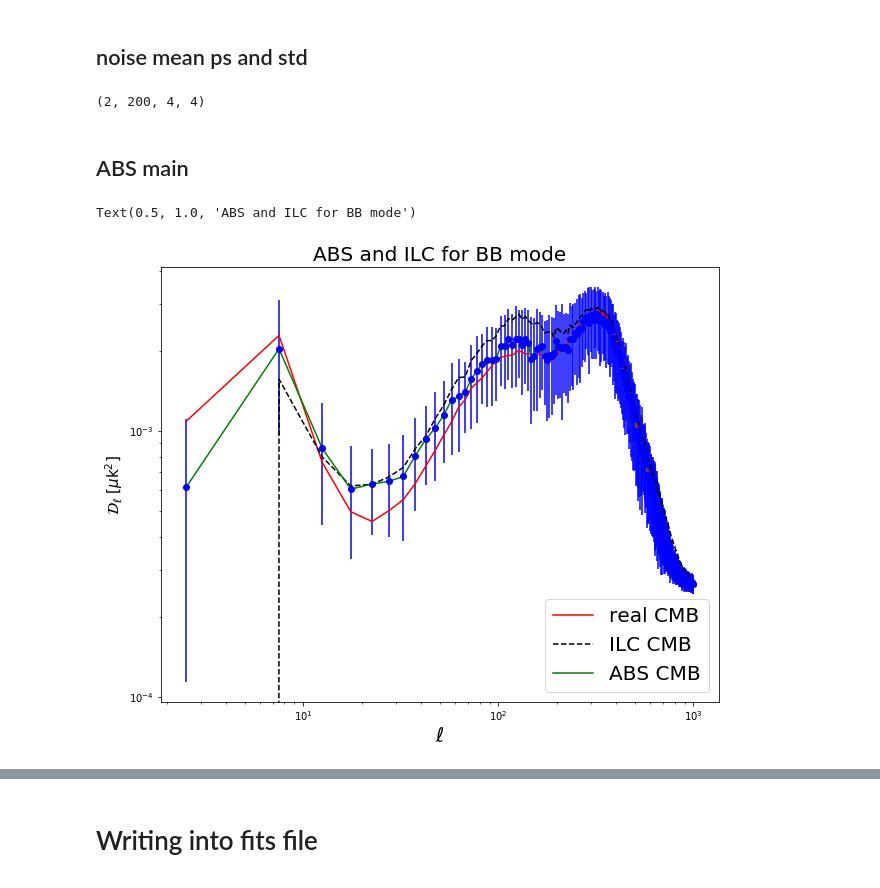
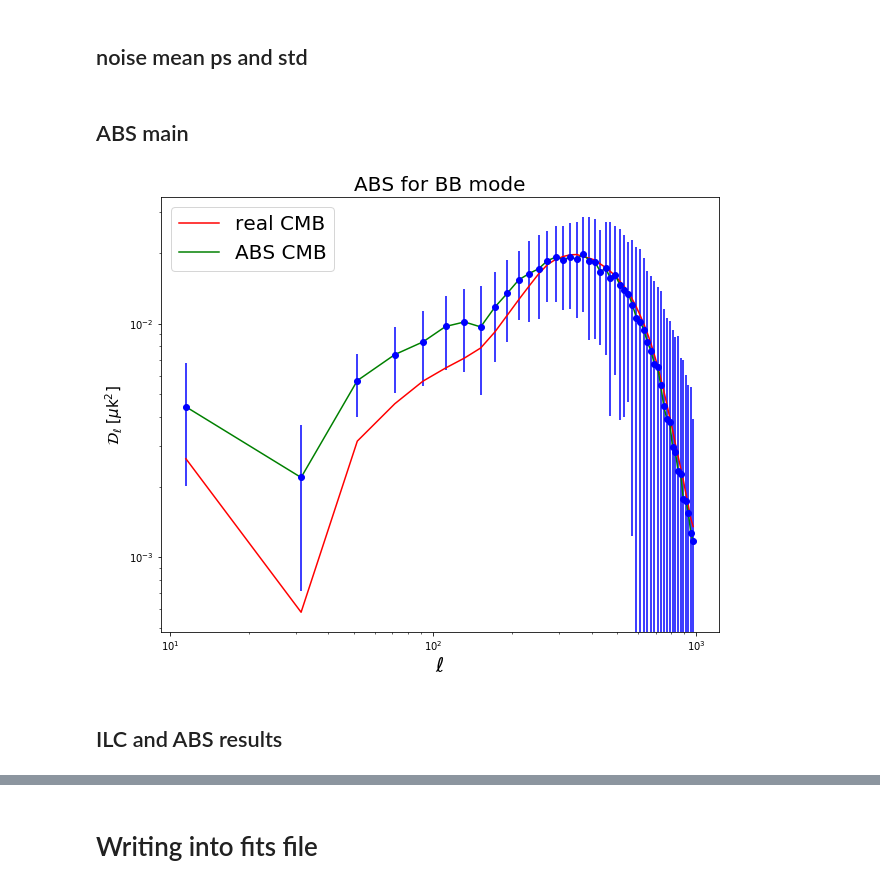
Before and after one commit to yaojian95/Ali_foreground, a Jupyter notebook: codes/Maps_for_USTC.ipynb, the cells around one changed output, grey strips where cells are left out. Cells and saved outputs as stored; diff of their text form; code cells hidden in the pictures.

```diff
--- a/codes/Maps_for_USTC.ipynb
+++ b/codes/Maps_for_USTC.ipynb
@@ -548,5 +609,4 @@ for n in range(SamNum):
 # %%
-mode = 1
-cl_ilc_rs_mean = np.mean(Cl_ilc_rs[mode], axis = 0); nl_ilc_rs_mean = np.mean(Nl_ilc_rs[mode], axis = 0)
-cl_ilc_rs_std = np.std(Cl_ilc_rs[mode], axis = 0); nl_ilc_rs_std = np.std(Nl_ilc_rs[mode], axis = 0)
+cl_ilc_rs_mean = np.mean(Cl_ilc_rs, axis = 0);
+cl_ilc_rs_std = np.std(Cl_ilc_rs, axis = 0);
 # %%
@@ -579,13 +641,19 @@ Text(0.5, 1.0, 'ILC BB in pixel space')
 # %% [markdown]
 ## noise mean ps and std
 # %%
-nl_all_bin = np.ones((SamNum, 2, Q, Nf, Nf))
+SamNum = 100; path = '/fnx/jianyao/ancillary_data/Group2_only_4_fre_LH_Namaster_noisy_95GHz_beam/'
+Q = len(ell_n); Nf = 4
+nl_all_bin = np.ones((SamNum, Q, Nf, Nf))
+
 for i in range(SamNum):
-    noise_ps_i = np.load('/fnx/jianyao/ancillary_data/5_fre_plus_44_70/noise_ps/nl_deconv_masked_EB_%s.npy'%i)
-    nl_all_bin[i, 0] = bin_l(noise_ps_i[0], lmax, Q); nl_all_bin[i, 1] = bin_l(noise_ps_i[1], lmax, Q)
+    noise_ps_i = np.load('%s/Nl_bb/nl_cross_bb_%s.npy'%(path, i))
 
-nl_bin_mean = np.mean(nl_all_bin, axis = 0); nl_bin_std = np.std(nl_all_bin, axis = 0)
+    # Namaster results has binned in advance.
+    # LH's maps only have BB mode.
+
+    nl_all_bin[i] = noise_ps_i #bin_l(noise_ps_i[0], lmax, Q);
+#     nl_all_bin[i,1] = noise_ps_i[1] #bin_l(noise_ps_i[1], lmax, Q)
+
+nl_bin_mean_all = np.mean(nl_all_bin, axis = 0); nl_bin_std_all = np.std(nl_all_bin, axis = 0)
+
+# np.save('%s/Nl_bb/nl_bin_mean.npy'%path, nl_bin_mean_all); np.save('%s/Nl_bb/nl_bin_std_all.npy'%path, nl_bin_std_all)
-# %%
-nl_bin_std.shape
-# %% [output]
-(2, 200, 4, 4)
@@ -592,3 +685,7 @@ nl_bin_std.shape
+# %%
+sel = np.array((0,1,2,3)); mode = 1;  Nf = len(sel)
+
+nl_bin_mean = Select_fre(nl_bin_mean_all, sel); nl_bin_std = Select_fre(nl_bin_std_all, sel);
 # %% [markdown]
 ## ABS main
 # %%
@@ -652,22 +756,27 @@ D_B_std = np.std(D_B, axis = 0)
+# %%
+# cl_95 = np.load('/fnx/jianyao/cmb_0.05_realizations/cl_bb_95GHz_LH.npy')
+# cl_95_bin = utils.bin_l(cl_95, lmax, Q)
+
+cl_95_bin = np.load('/fnx/jianyao/cmb_0.05_realizations/cl_bb_95GHz_LH_Namaster.npy')
+# cl_95_bin = utils.bin_l(cl_95, lmax, Q)
 # %%
 fig1 = plt.figure(1, figsize=(10,8))
 # plt.axis('off')
 # frame1=fig1.add_axes((.1,.4,.8,.5)) # x0, y0, width, height
-plt.loglog(Ell, Ell*(Ell+1)/2/np.pi*cl_clean_44_mean[mode], 'r-',label = 'real CMB')
-plt.loglog(Ell, Ell*(Ell+1)/2/np.pi*(cl_ilc_mean), 'k--', label = 'ILC CMB ')
+plt.loglog(ell_n,eln2*cl_95_bin, 'r-',label = 'real CMB')
+# plt.loglog(Ell, Ell*(Ell+1)/2/np.pi*(cl_ilc_mean), 'k--', label = 'ILC CMB ')
 
-plt.loglog(Ell, Ell*(Ell+1)/2/np.pi*(D_B_mean), 'g-', label = 'ABS CMB')
+plt.loglog(ell_n,eln2*(D_B_mean), 'g-', label = 'ABS CMB')
 # plt.loglog(Ell, Ell*(Ell+1)/2/np.pi*nl_ilc_rs_mean, 'k--', label = 'noise_convolved_ilc')
 
-plt.errorbar(Ell,Ell*(Ell+1)*(D_B_mean)/2/np.pi, yerr = Ell*(Ell+1)/2/np.pi*D_B_std,fmt='bo',capthick = 0.1)
+plt.errorbar(ell_n, eln2*(D_B_mean), yerr = eln2*D_B_std,fmt='bo',capthick = 0.1)
 # plt.errorbar(Ell,Ell*(Ell+1)*cl_ilc_mean/2/np.pi, yerr = Ell*(Ell+1)/2/np.pi*cl_ilc_std,fmt='yo',capthick = 0.1)
 
 
 plt.xlabel('$\ell$', fontsize = 20);
 plt.ylabel(r'$\mathcal{D}_{\ell}$ [$\mu$k$^2$]', fontsize = 15)
 plt.legend(fontsize = 20)
-plt.title('ABS and ILC for %s mode'%psn[mode], fontsize = 20)
-# plt.savefig('/home/jianyao/Ali_maps/results/0225_4fre_ABS_ILC/%s_4fre_44_bin_200.jpg'%psn[mode], format = 'jpg')
+plt.title('ABS for %s mode'%psn[mode], fontsize = 20)
+plt.savefig('/home/jianyao/Ali_maps/results/0409_Namaster_after_LH/ABS_group2_only_%s_3fre_353_.jpg'%psn[mode], format = 'jpg')
 # %% [output]
-Text(0.5, 1.0, 'ABS and ILC for BB mode')
-[figure, old version]
+[figure, new version]
@@ -673,0 +785,2 @@ Text(0.5, 1.0, 'ABS and ILC for BB mode')
+# %% [markdown]
+## ILC and ABS results
```
Also changed, not shown: parts of 25 cells of this notebook.
